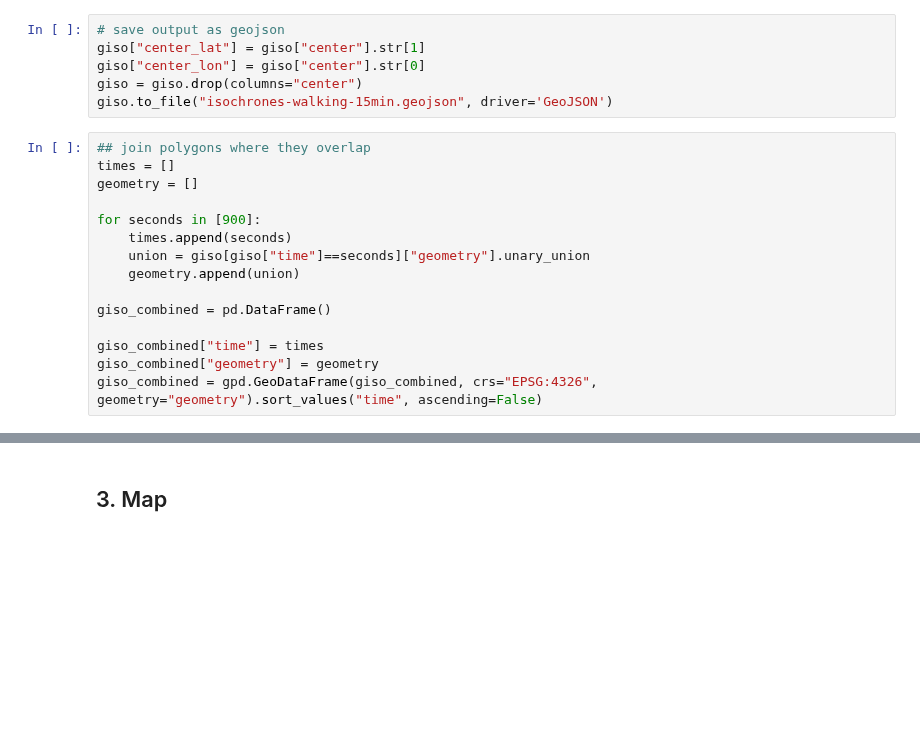
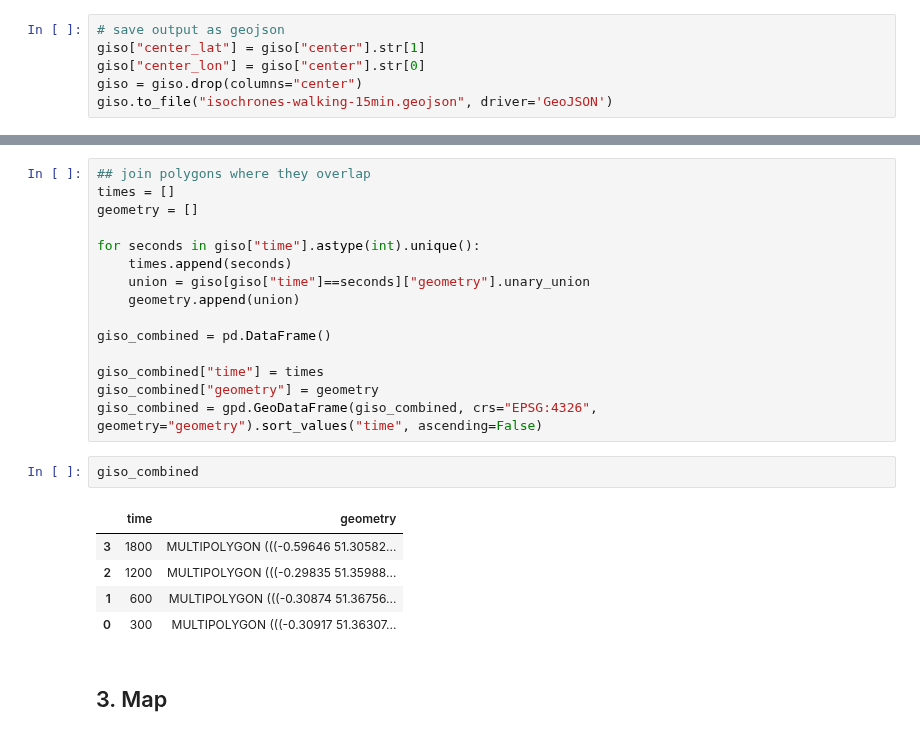
Before and after one commit to Lisa-Ho/30-day-map-challenge, a Jupyter notebook: 2022/Day13/foodbanks-london.ipynb, the cells around one changed output, grey strips where cells are left out. Cells and saved outputs as stored; diff of their text form; blank space fills up the shorter version.

Commit message:
pulled all data ++ started with map

```diff
--- a/2022/Day13/foodbanks-london.ipynb
+++ b/2022/Day13/foodbanks-london.ipynb
@@ -182,18 +184,3 @@ giso["center_lat"] = giso["center"].str[1]
 giso["center_lon"] = giso["center"].str[0]
 giso = giso.drop(columns="center")
 giso.to_file("isochrones-walking-15min.geojson", driver='GeoJSON')
-# %%
-## join polygons where they overlap
-times = []
-geometry = []
-
-for seconds in [900]:
-    times.append(seconds)
-    union = giso[giso["time"]==seconds]["geometry"].unary_union
-    geometry.append(union)
-
-giso_combined = pd.DataFrame()
-
-giso_combined["time"] = times
-giso_combined["geometry"] = geometry
-giso_combined = gpd.GeoDataFrame(giso_combined, crs="EPSG:4326", geometry="geometry").sort_values("time", ascending=False)
@@ -200,2 +198,25 @@ giso_combined = gpd.GeoDataFrame(giso_combined, crs="EPSG:4326", geometry="geome
+# %%
+## join polygons where they overlap
+times = []
+geometry = []
+
+for seconds in giso["time"].astype(int).unique():
+    times.append(seconds)
+    union = giso[giso["time"]==seconds]["geometry"].unary_union
+    geometry.append(union)
+
+giso_combined = pd.DataFrame()
+
+giso_combined["time"] = times
+giso_combined["geometry"] = geometry
+giso_combined = gpd.GeoDataFrame(giso_combined, crs="EPSG:4326", geometry="geometry").sort_values("time", ascending=False)
+# %%
+giso_combined
+# %% [output]
+|  | time | geometry |
+| 3 | 1800 | MULTIPOLYGON (((-0.59646 51.30582... |
+| 2 | 1200 | MULTIPOLYGON (((-0.29835 51.35988... |
+| 1 | 600 | MULTIPOLYGON (((-0.30874 51.36756... |
+| 0 | 300 | MULTIPOLYGON (((-0.30917 51.36307... |
 # %% [markdown]
 ## 3. Map
```
Also changed, not shown: parts of 13 cells of this notebook.
